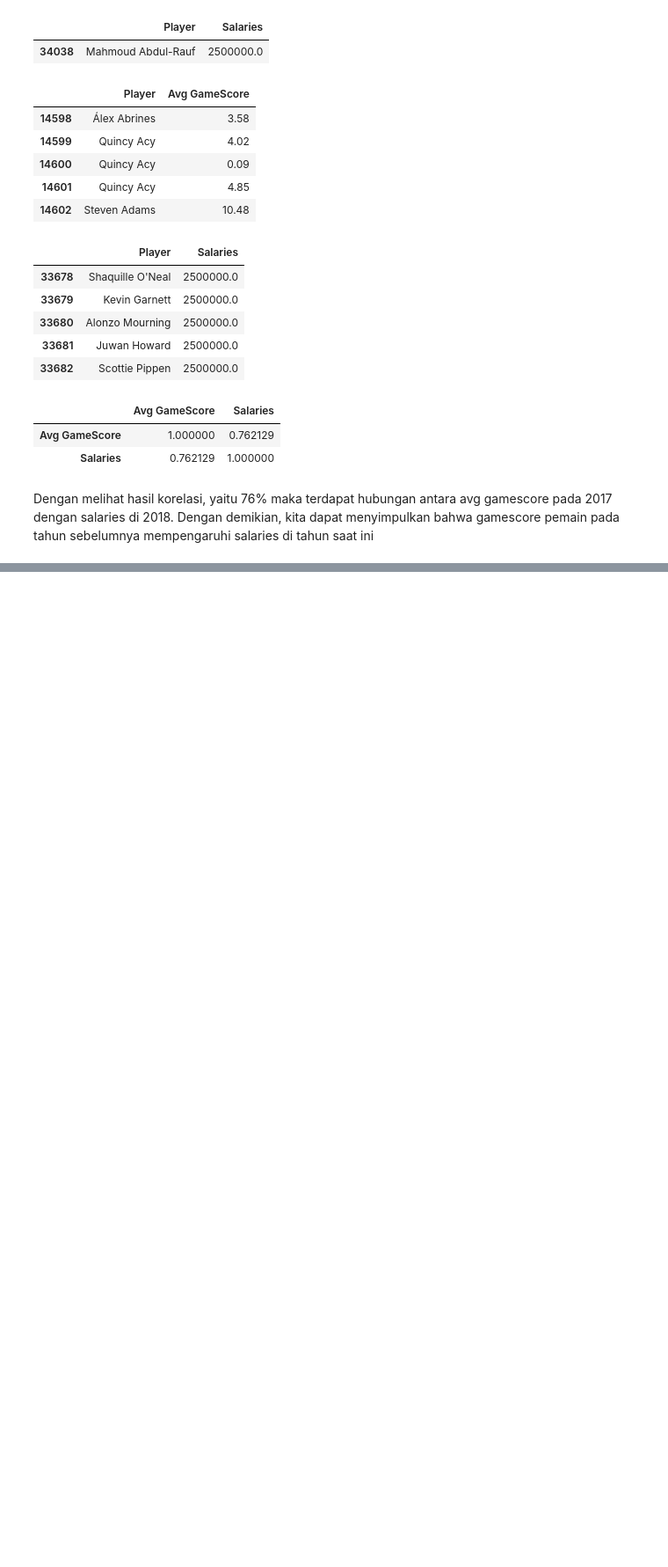
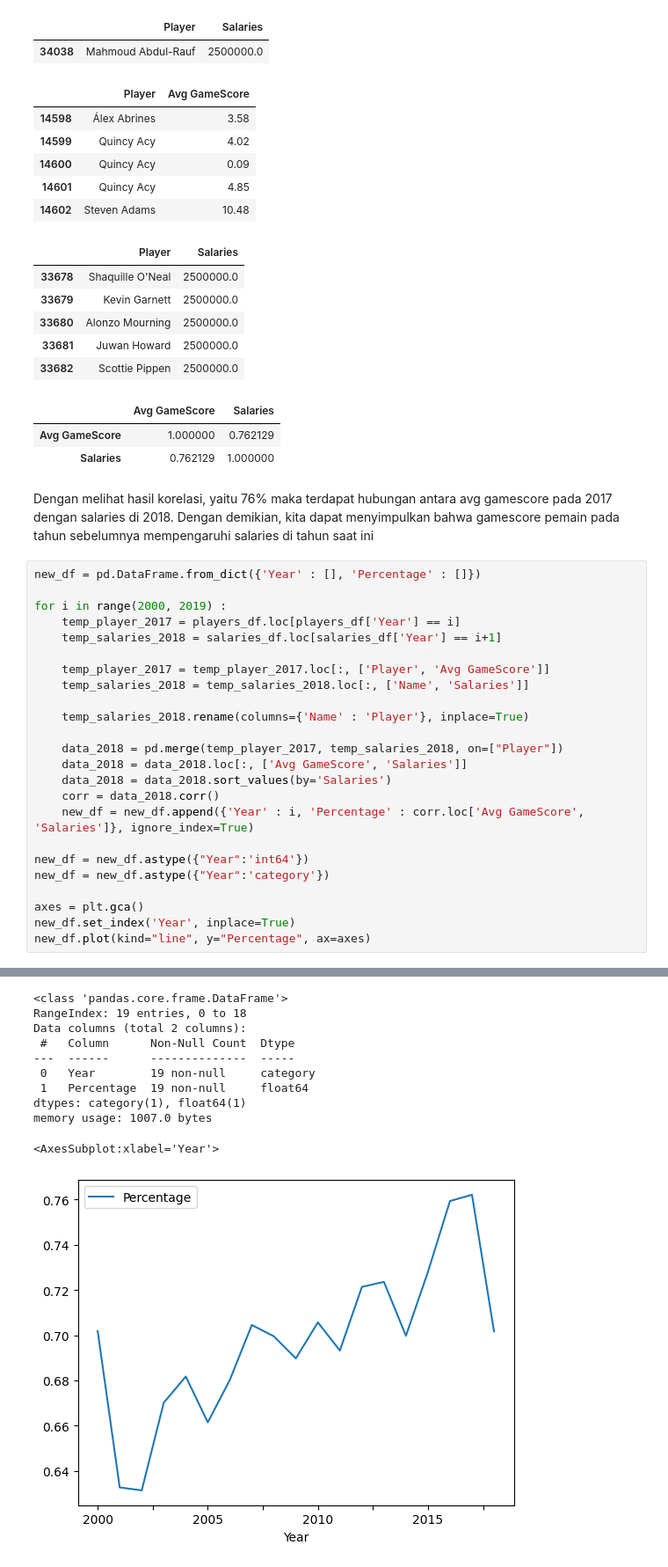
Before and after one commit to akmalgomal3/nba-kasddead, a Jupyter notebook: dataset-insight.ipynb, the cells around one changed output, grey strips where cells are left out. Shown at 88% size. Saved outputs shown, nothing was run; the diff lists cells and outputs as text; blank space fills up the shorter version.

```diff
--- a/dataset-insight.ipynb
+++ b/dataset-insight.ipynb
@@ -943,3 +945,28 @@ display(data_2018.corr())
 | Salaries | 0.762129 | 1.000000 |
 # %% [markdown]
 Dengan melihat hasil korelasi, yaitu 76% maka terdapat hubungan antara avg gamescore pada 2017 dengan salaries di 2018. Dengan demikian, kita dapat menyimpulkan bahwa gamescore pemain pada tahun sebelumnya mempengaruhi salaries di tahun saat ini
+# %%
+new_df = pd.DataFrame.from_dict({'Year' : [], 'Percentage' : []})
+
+for i in range(2000, 2019) :
+    temp_player_2017 = players_df.loc[players_df['Year'] == i]
+    temp_salaries_2018 = salaries_df.loc[salaries_df['Year'] == i+1]
+
+    temp_player_2017 = temp_player_2017.loc[:, ['Player', 'Avg GameScore']]
+    temp_salaries_2018 = temp_salaries_2018.loc[:, ['Name', 'Salaries']]
+
+    temp_salaries_2018.rename(columns={'Name' : 'Player'}, inplace=True)
+
+    data_2018 = pd.merge(temp_player_2017, temp_salaries_2018, on=["Player"])
+    data_2018 = data_2018.loc[:, ['Avg GameScore', 'Salaries']]
+    data_2018 = data_2018.sort_values(by='Salaries')
+    corr = data_2018.corr()
+    new_df = new_df.append({'Year' : i, 'Percentage' : corr.loc['Avg GameScore', 'Salaries']}, ignore_index=True)
+
+new_df = new_df.astype({"Year":'int64'})
+new_df = new_df.astype({"Year":'category'})
+
+axes = plt.gca()
+new_df.set_index('Year', inplace=True)
+new_df.plot(kind="line", y="Percentage", ax=axes)
+# %% [output]
@@ -945,0 +990,11 @@ Dengan melihat hasil korelasi, yaitu 76% maka terdapat hubungan antara avg games
+<class 'pandas.core.frame.DataFrame'>
+RangeIndex: 19 entries, 0 to 18
+Data columns (total 2 columns):
+ #   Column      Non-Null Count  Dtype
+---  ------      --------------  -----
+ 0   Year        19 non-null     category
+ 1   Percentage  19 non-null     float64
+dtypes: category(1), float64(1)
+memory usage: 1007.0 bytes
+<AxesSubplot:xlabel='Year'>
+[figure, added]
```
Also changed, not shown: parts of 2 cells of this notebook, 1 other file.
